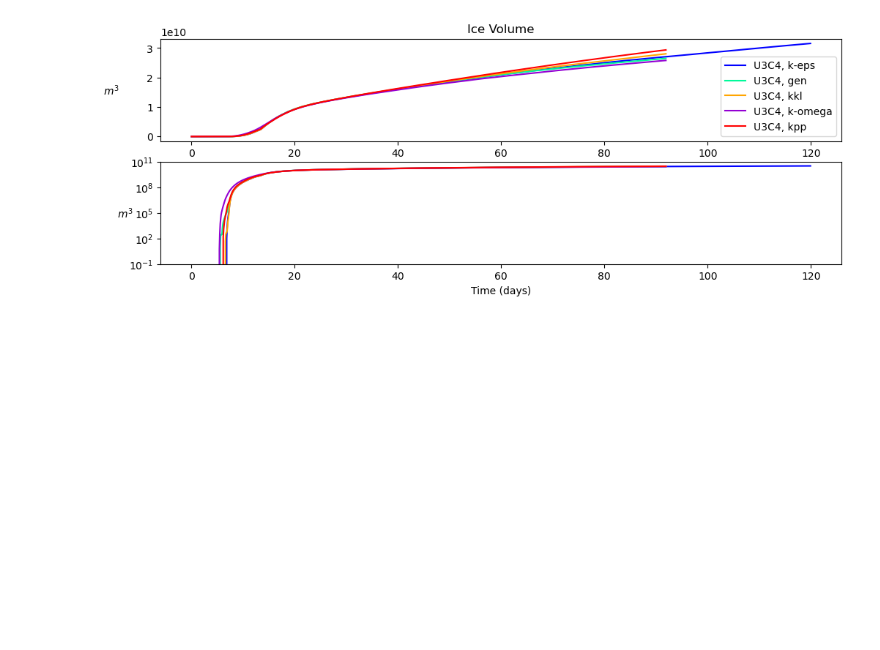
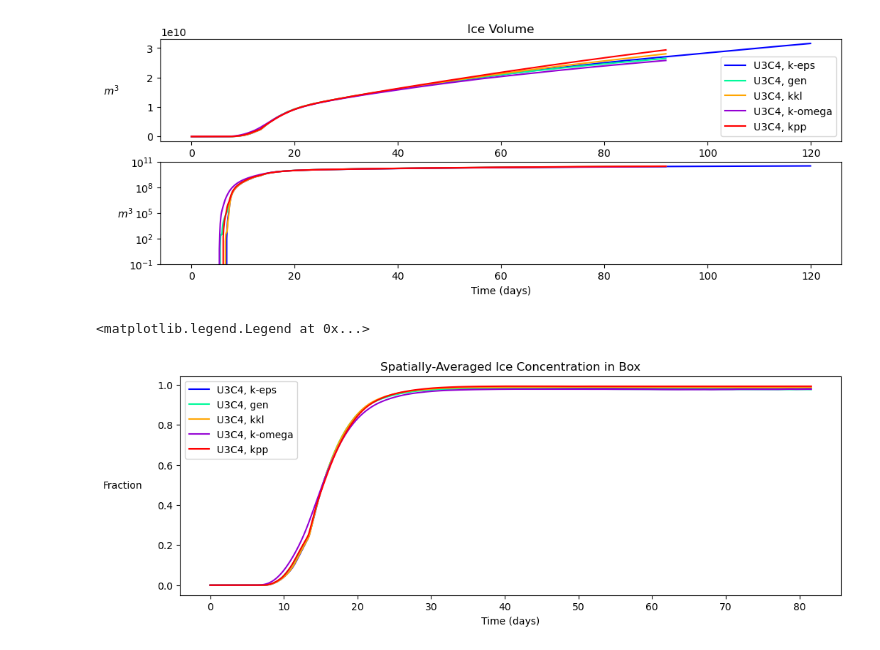
Before and after one commit to bundzis/beaufort_jet, a Jupyter notebook: Scripts/Analysis/plot_timeseries_num_phys_mix.ipynb, the cells around one changed output. Saved outputs shown, nothing was run; the diff lists cells and outputs as text; code cells hidden in the pictures; blank space fills up the shorter version.

```diff
--- a/Scripts/Analysis/plot_timeseries_num_phys_mix.ipynb
+++ b/Scripts/Analysis/plot_timeseries_num_phys_mix.ipynb
@@ -1111,26 +1120,29 @@ roms_ice_vol_conc['ice_conc_u3splitc4_keps_avg'].attrs['units'] = 'fraction'
 # %%
 # Plot time series of ice volume
 fig, ax = plt.subplots(figsize=(12,4))
 
 # Plot ice volume
-ax.plot(time_u3c4_keps, ice_conc_u3c4_keps_reg1_avg, color=run_colors[0], label=r'U3C4, k-eps')
-ax.plot(time_u3c4_gen, ice_conc_u3c4_gen_reg1_avg, color=run_colors[1], label=r'U3C4, gen')
-ax.plot(time_u3c4_kkl, ice_conc_u3c4_kkl_reg1_avg, color=run_colors[2], label=r'U3C4, kkl')
-ax.plot(time_u3c4_komega, ice_conc_u3c4_komega_reg1_avg, color=run_colors[3], label=r'U3C4, k-omega')
-ax.plot(time_u3c4_kpp, ice_conc_u3c4_kpp_reg1_avg, color=run_colors[4], label=r'U3C4, kpp')
+ax.plot(time_u3c4_keps[:980], roms_ice_vol_conc_ds.ice_conc_u3c4_keps_avg, color=run_colors[0], label=r'U3C4, k-eps')
+ax.plot(time_u3c4_gen[:980], roms_ice_vol_conc_ds.ice_conc_u3c4_gen_avg, color=run_colors[1], label=r'U3C4, gen')
+ax.plot(time_u3c4_kkl[:980], roms_ice_vol_conc_ds.ice_conc_u3c4_kkl_avg, color=run_colors[2], label=r'U3C4, kkl')
+ax.plot(time_u3c4_komega[:980], roms_ice_vol_conc_ds.ice_conc_u3c4_komega_avg, color=run_colors[3], label=r'U3C4, k-omega')
+ax.plot(time_u3c4_kpp[:980], roms_ice_vol_conc_ds.ice_conc_u3c4_kpp_avg, color=run_colors[4], label=r'U3C4, kpp')
 
 # Label the axes
 ax.set_xlabel('Time (days)')
 ax.set_ylabel('Fraction', rotation=0, va='center', labelpad=35)
 ax.set_title(r'Spatially-Averaged Ice Concentration in Box')
 
 ax.legend()
 
 # ax[0].semilogy()
 # ax[1].semilogy()
 
 # Save the figure
 #plt.savefig('/pscratch/sd/b/bundzis/Beaufort_ROMS_idealized_jet_scratch/Figures/avg_ice_conc_reg1_ice_500m_const_forc_u3c4_keps_001.png')
+# %% [output]
+<matplotlib.legend.Legend at 0x...>
+[figure, added]
 # %%
 # Plot combined time series of mixing things and ice volume (maybe?)
 # %%
```
Also changed, not shown: parts of 12 cells of this notebook.
